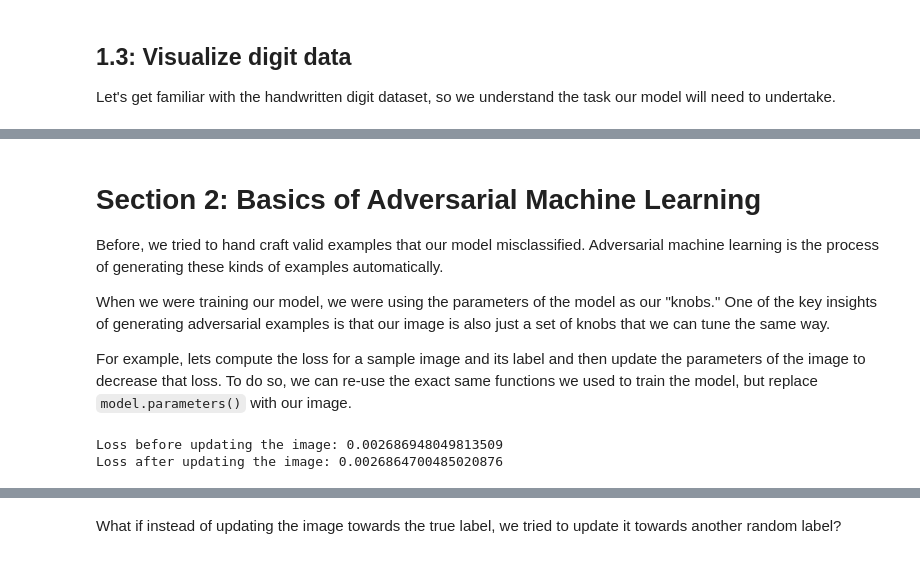
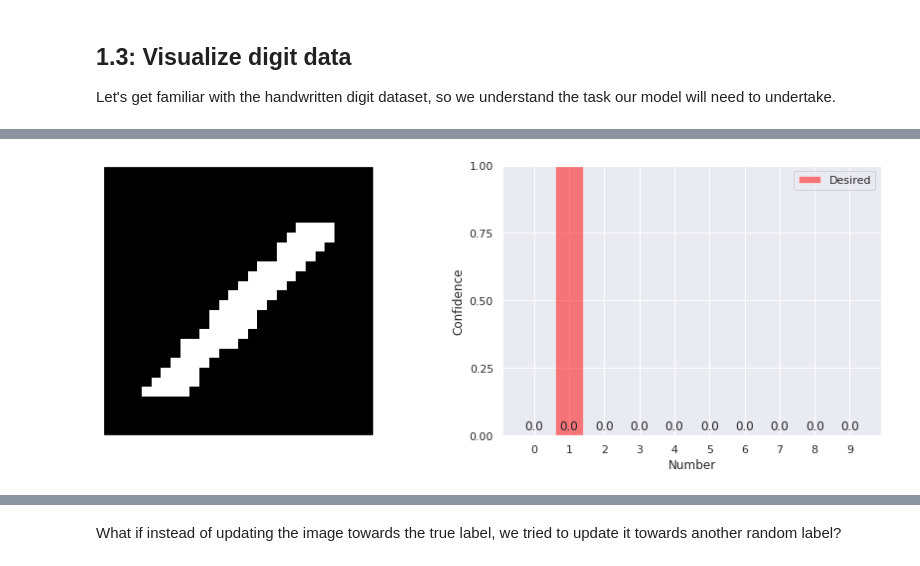
Before and after one commit to deokdecef44cnsnddos9ndam/ml-security, a Jupyter notebook: ai_for_streetfighters_2.ipynb, the cells around one changed output, grey strips where cells are left out. Saved outputs shown, nothing was run; the diff lists cells and outputs as text; code cells hidden in the pictures.

```diff
--- a/ai_for_streetfighters_2.ipynb
+++ b/ai_for_streetfighters_2.ipynb
@@ -333,28 +106,29 @@ show_example_inference(None)
-# %% [markdown]
-# Section 2: Basics of Adversarial Machine Learning
-
-Before, we tried to hand craft valid examples that our model misclassified. Adversarial machine learning is the process of generating these kinds of examples automatically.
-
-When we were training our model, we were using the parameters of the model as our "knobs." One of the key insights of generating adversarial examples is that our image is also just a set of knobs that we can tune the same way.
-
-For example, lets compute the loss for a sample image and its label and then update the parameters of the image to decrease that loss. To do so, we can re-use the exact same functions we used to train the model, but replace `model.parameters()` with our image.
-# %%
-# Specifying that our image is now a optimizable parameter, or "knob"
-image = nn.Parameter(sample_image)
-
-# Get the correct label for our image, a 3
-label = mlsec.mnist.make_label(3, device)
-
-# Compute the loss with our model and label
-loss = loss_fn(model(image), label)
-print(f'Loss before updating the image: {loss.item()}')
-
-# Perform an update step minimizing the loss, but update the image parameters this time
-update_parameters(loss, [image])
-
-# Re-evaluate the loss on our new image
-loss = loss_fn(model(image), label)
-print(f'Loss after updating the image: {loss.item()}')
-# %% [output]
-Loss before updating the image: 0.002686948049813509
-Loss after updating the image: 0.0026864700485020876
+# %%
+#@markdown 1.3.0
+
+#@markdown Lets look at a random image and its corresponding label.
+examples, example_labels = mlsec.mnist.get_examples(testing_set)
+
+import numpy as np
+example_button = widgets.Button(description="Get Another")
+example_img = None
+example_label = None
+
+def view_random_inference(*args, **kwargs):
+  plt.close()
+  display.clear_output(wait=True)
+  rand_idx = np.random.choice(len(examples))
+  global example_img
+  global example_label
+  example_img = examples[rand_idx].unsqueeze(0)
+  example_label = example_labels[rand_idx]
+
+  probs = torch.zeros((1, 10))
+  mlsec.plots.example(example_img, probs, example_label)
+  plt.title("")
+  display.display(example_button)
+
+example_button.on_click(view_random_inference)
+
+view_random_inference()
+# %% [output]
@@ -360,0 +136 @@ Loss after updating the image: 0.0026864700485020876
+[figure, added]
```
Also changed, not shown: parts of 98 cells of this notebook.
